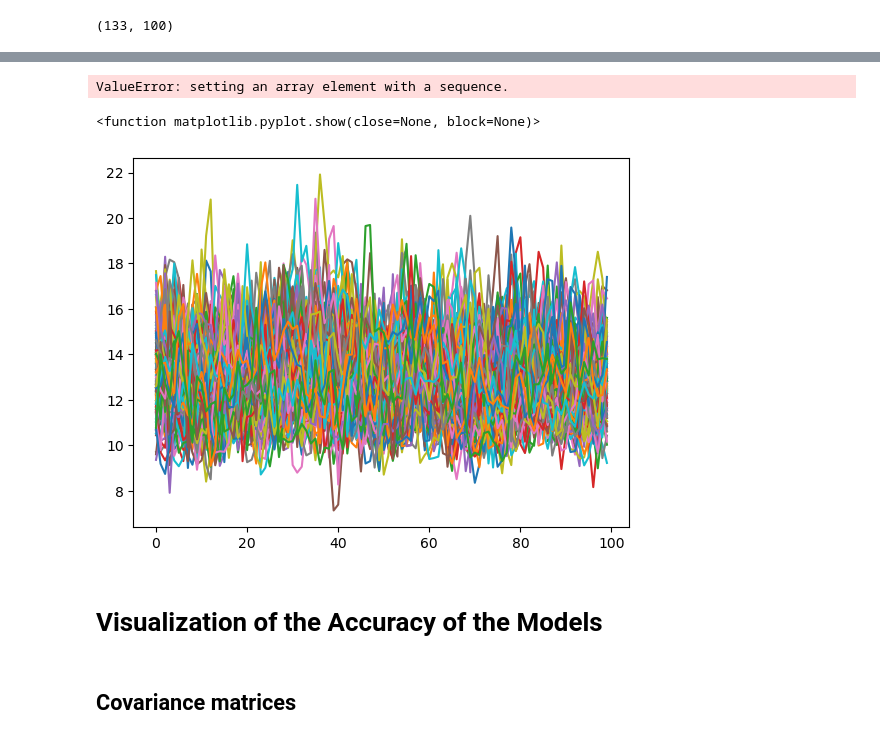
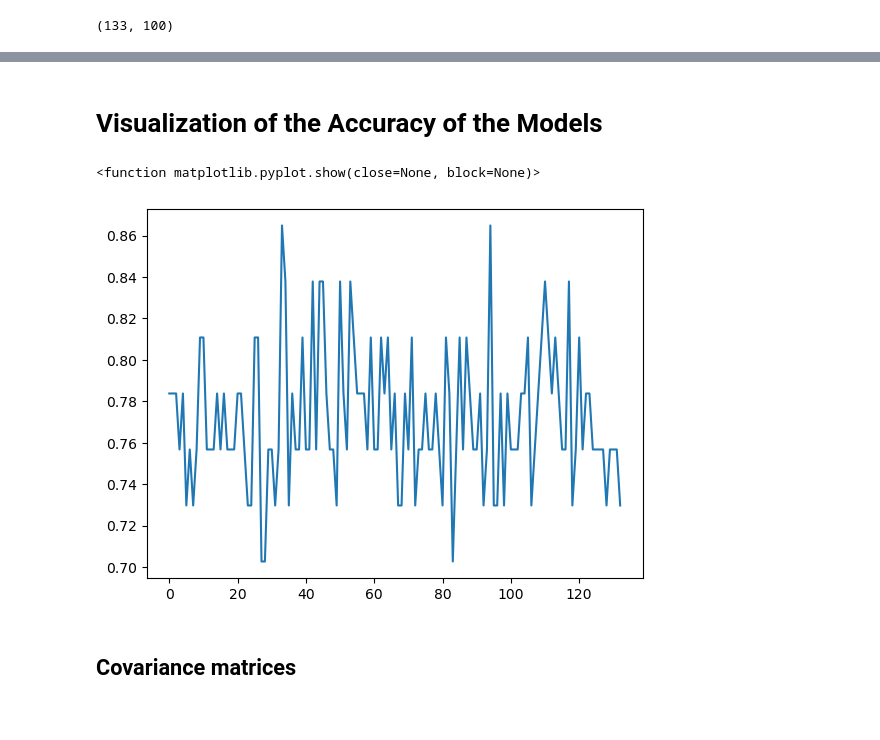
Before and after one commit to ncsl/decoding-decision-making, a Jupyter notebook: EFRI Data Analysis LDA.ipynb, the cells around one changed output, grey strips where cells are left out. Drawn from its saved outputs; the diff is of its cells as text; code cells hidden in the pictures.

Commit message:
update k-folds and calculation of dval

```diff
--- a/EFRI Data Analysis LDA.ipynb
+++ b/EFRI Data Analysis LDA.ipynb
@@ -103,17 +77,8 @@ def train_LDA_model(data, y, channel, time):
-# %%
-'''
-def train_LDA_model(data, y, channel, time):
-    X = data[:, channel, :, time]
-
-    lda = LinearDiscriminantAnalysis(solver='lsqr', shrinkage='auto')
-    # cv_results = cross_val_score(lda, X, y, cv=5, return_estimator=True)
-
-    # accuracies = cv_results['test_score'] # store the accuracies of the cross-validated model
-    # max_index = list(accuracies).index(accuracies.max())
-    # best_lda = cv_results['estimator'][max_index] # select the best performing model after cross-validation
-
-    dval = X*best_lda.coef_ + best_lda.intercept_
-    t_values = ttest_1samp(dval, 0)
-
-    return t_values
-'''
+# %%
+dvals = np.zeros((num_channels, num_timesteps, num_trials))
+t_stats = np.zeros((num_channels,num_timesteps))
+best_scores = np.zeros((num_channels, num_timesteps))
+
+for channel in range(num_channels):
+    for time in range(num_timesteps):
+        best_scores[channel, time], dvals[channel, time], t_stats[channel,time] = train_LDA_model(data, y, channel, time)
@@ -222,18 +183,3 @@ sns.heatmap(cov)
-# %%
-all_t_values = np.zeros(100)
-
-for i in range(100):
-    all_t_values[i] = ttest_ind(sub6_t_values[:][:],sub6_shuffled_t_values[i][:][:])
-# %% [output]
-ValueError: setting an array element with a sequence.
-# %%
-for i in range(num_channels):
-    plt.plot(sub6_shuffled_t_values[0][i])
-#plt.plot(results[1][0])
-plt.show
-# %% [output]
-<function matplotlib.pyplot.show(close=None, block=None)>
-[figure, removed]
 # %%
 import itertools
 from joblib import Parallel, delayed
@@ -254,14 +200,20 @@ if __name__ == '__main__':
 # %% [markdown]
 # Visualization of the Accuracy of the Models
 # %%
-mean_accuracies = np.mean(model_accuracies, axis=(2)) # Create an array storing the average accuracies for each channel at each timepoint
-mean_accuracies_max = np.zeros((num_channels,2))
+# mean_accuracies = np.mean(model_accuracies, axis=(2)) # Create an array storing the average accuracies for each channel at each timepoint
+best_scores_max = np.zeros((num_channels,2))
 
 for channel in range(num_channels):
-    mean_accuracies_max[channel, 0] = mean_accuracies[channel,:].max()
-    mean_accuracies_max[channel, 1] = list(mean_accuracies[channel]).index(mean_accuracies[channel,:].max()) # the time point at which the maximum accuracy occurs
+    best_scores_max[channel, 1] = max(best_scores[channel,:]) # value of the max score in a particular channel
+    best_scores_max[channel, 0] = list(best_scores[channel]).index(best_scores_max[channel, 1]) # the time point at which the maximum accuracy occurs
 
-top_ten_accuracies_index = np.argsort(mean_accuracies_max[:,0])[-10:] # store the channel indices of the top 10 accuracies
+sorted_best_scores_max = np.sort(best_scores_max)
+# %%
+plt.plot(sorted_best_scores_max[:,0])
+plt.show
+# %% [output]
+<function matplotlib.pyplot.show(close=None, block=None)>
+[figure, added]
 # %%
 print(np.argsort(mean_accuracies_max[:,0]))
 print(top_ten_accuracies_index)
```
Also changed, not shown: parts of 20 cells of this notebook.
